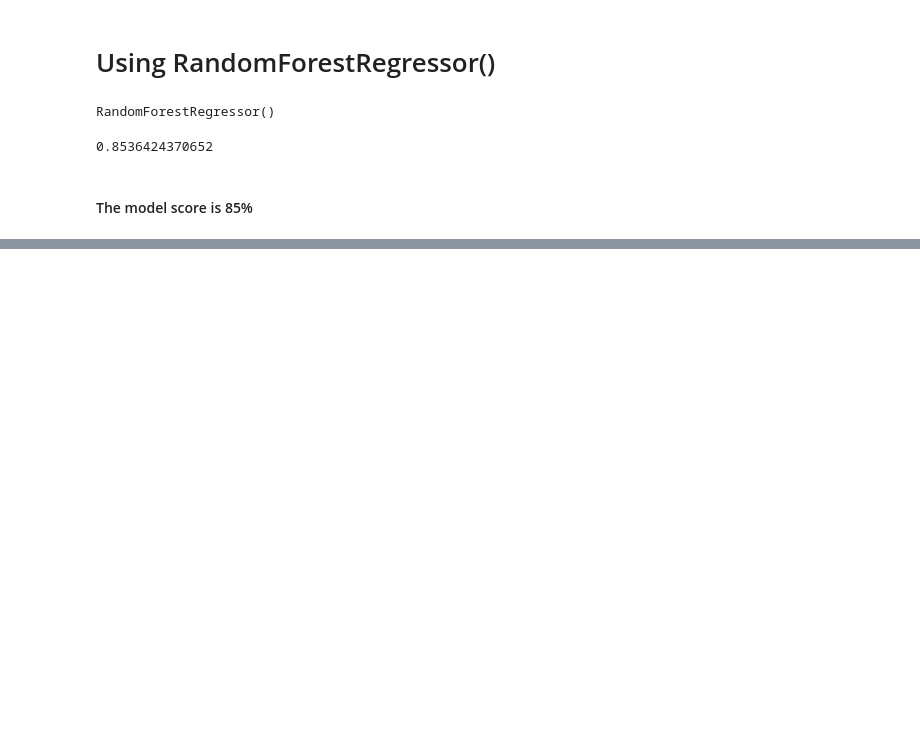
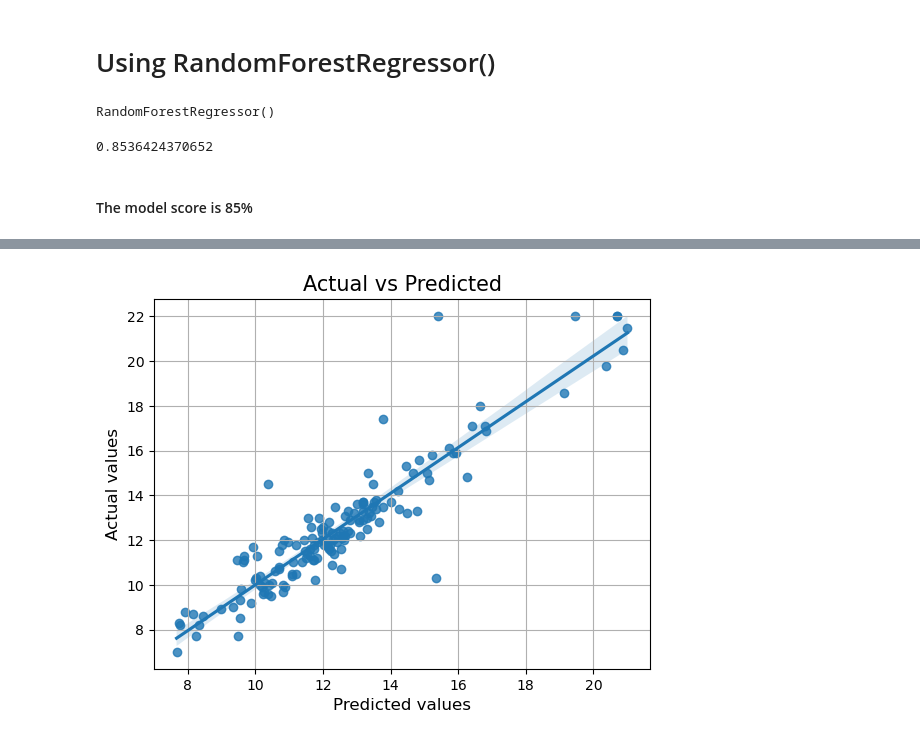
Before and after one commit to SethDwumah/Petroleum_DS-ML, a Jupyter notebook: Estimated Ultimate Recovery (EUR) Prediction Using Machine Learning.ipynb, the cells around one changed output, grey strips where cells are left out. Cells and saved outputs as stored; diff of their text form; code cells hidden in the pictures; blank space fills up the shorter version.

```diff
--- a/Estimated Ultimate Recovery (EUR) Prediction Using Machine Learning.ipynb
+++ b/Estimated Ultimate Recovery (EUR) Prediction Using Machine Learning.ipynb
@@ -215,0 +230,8 @@ pd.DataFrame(data={'Actual values':y_test,'Predicted values':y_pred}
+# %%
+sns.regplot(pred,y_test,data)
+plt.xlabel('Predicted values', size=12)
+plt.ylabel('Actual values', size=12)
+plt.title('Actual vs Predicted', size=15)
+plt.grid()
+# %% [output]
+[figure, added]
```
Also changed, not shown: parts of 1 cell of this notebook, 2 other files.
